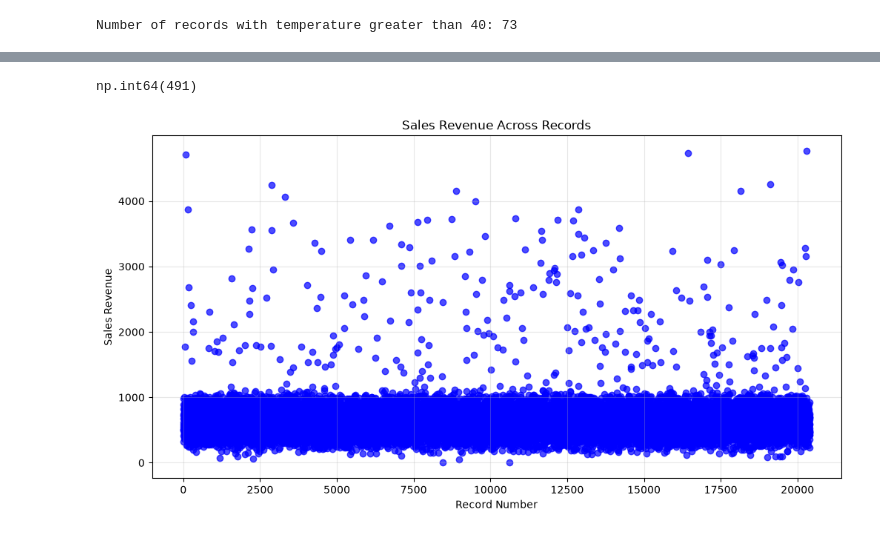
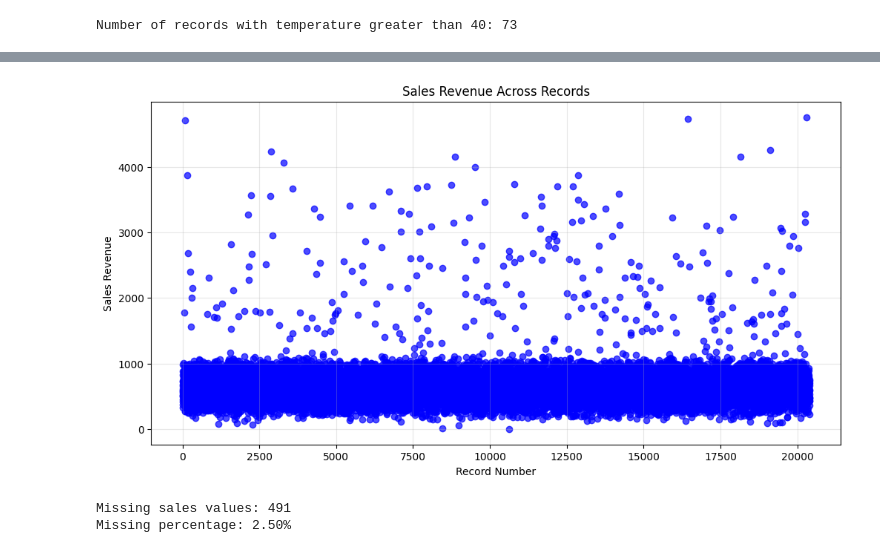
Before and after one commit to panosstavrianakos99-code/Ice-Cream-Sales, a Jupyter notebook: Ice_Cream_Analysis.ipynb, the cells around one changed output, grey strips where cells are left out. Cells and saved outputs as stored; diff of their text form; code cells hidden in the pictures.

```diff
--- a/Ice_Cream_Analysis.ipynb
+++ b/Ice_Cream_Analysis.ipynb
@@ -196,23 +201,27 @@ Average Sales Revenue: 639.42
 # %%
 df = df.dropna(subset=['Rainfall_Intensity'])
-df['Sales_Revenue'].isna().sum()
+
+plt.figure(figsize=(12, 6))
+
+plt.scatter(
+    df['Counter'],
+    df['Sales_Revenue'],
+    color='blue',
+    alpha=0.7
+)
+
+plt.title('Sales Revenue Across Records')
+plt.xlabel('Record Number')
+plt.ylabel('Sales Revenue')
+plt.grid(alpha=0.3)
+
+plt.show()
+missing_sales = df['Sales_Revenue'].isna().sum()
+missing_percentage = df['Sales_Revenue'].isna().mean() * 100
+
+print(f"Missing sales values: {missing_sales}")
+print(f"Missing percentage: {missing_percentage:.2f}%")
 # %% [output]
+[figure, added]
-np.int64(491)
+Missing sales values: 491
+Missing percentage: 2.50%
-# %%
-plt.figure(figsize=(12, 6))
-
-plt.scatter(
-    df['Counter'],
-    df['Sales_Revenue'],
-    color='blue',
-    alpha=0.7
-)
-
-plt.title('Sales Revenue Across Records')
-plt.xlabel('Record Number')
-plt.ylabel('Sales Revenue')
-plt.grid(alpha=0.3)
-
-plt.show()
-# %% [output]
-[figure, removed]
```
Also changed, not shown: parts of 10 cells of this notebook.
